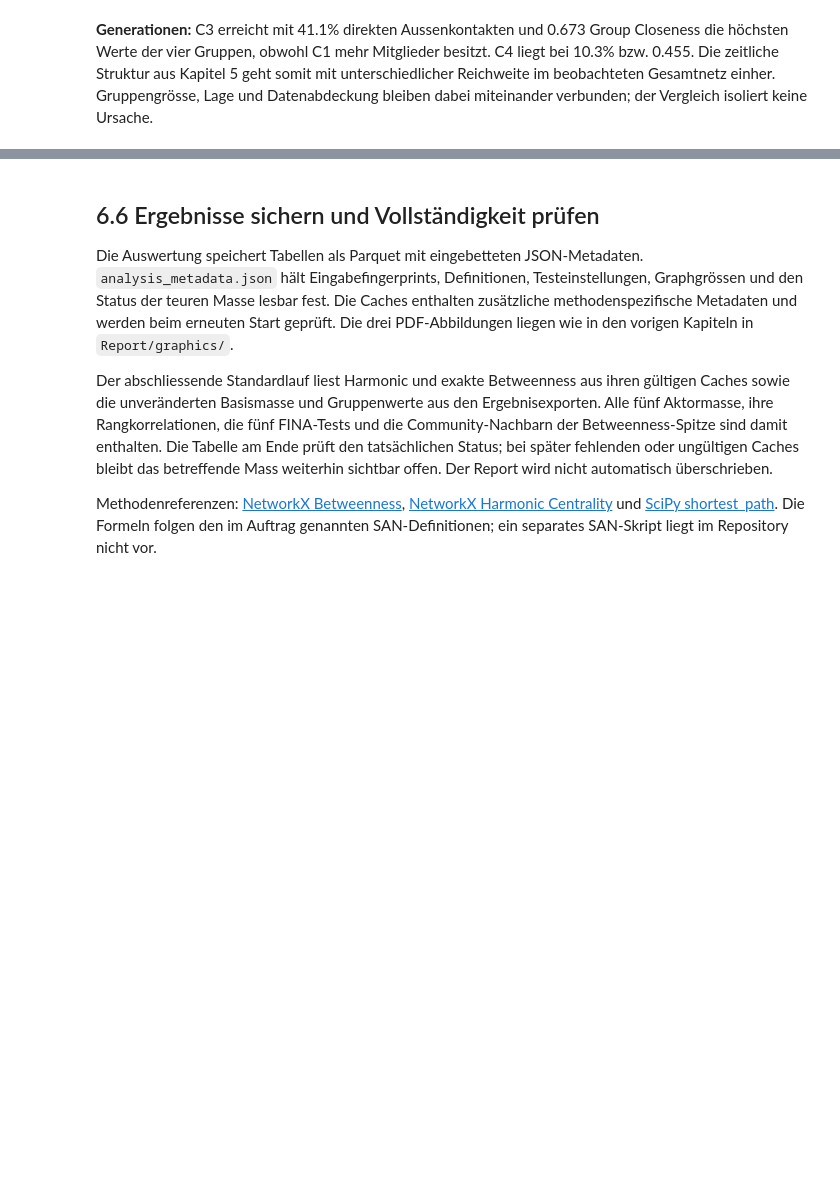
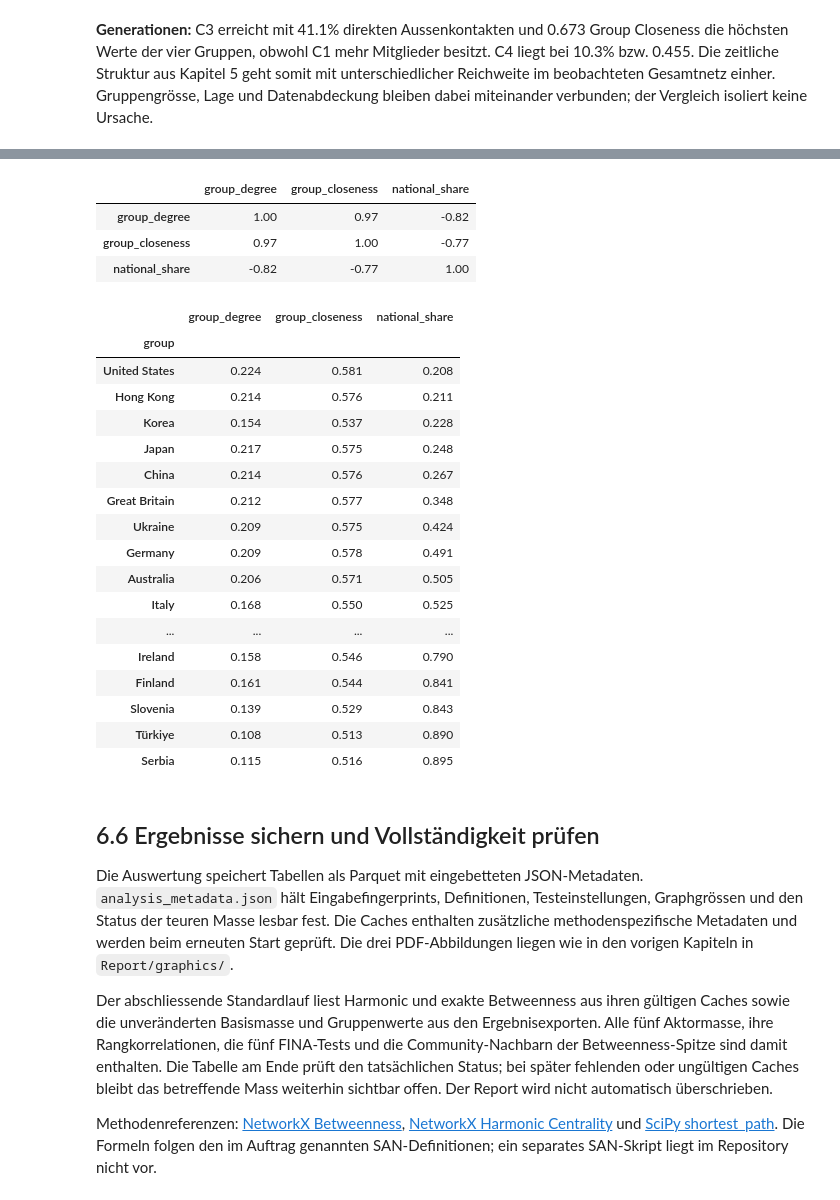
Before and after one commit to damiansze/Athletes-Network, a Jupyter notebook: Notebooks/05_zentralitaet.ipynb, the cells around one changed output, grey strips where cells are left out. Cells and saved outputs as stored; diff of their text form; code cells hidden in the pictures; blank space fills up the shorter version.

Commit message:
refactor: Kapitel Wichtigkeit von Knoten überarbeitet

```diff
--- a/Notebooks/05_zentralitaet.ipynb
+++ b/Notebooks/05_zentralitaet.ipynb
@@ -767,3 +831,40 @@ if len(generation_groups):
+# %%
+nations_graph = nx.read_gexf(NETWORK_DIR / 'nations.gexf')
+internal = pd.Series(nx.get_node_attributes(nations_graph, 'internal_weight')).astype(float)
+external = pd.Series(dict(nations_graph.degree(weight='weight'))).astype(float)
+# Wie in Kapitel 4: Eine Kante zwischen Landsleuten zählt für beide Athleten.
+national_share = 2 * internal / (2 * internal + external)
+
+nation_comparison = groups[groups['type'].eq('Profilnation')][['group_degree', 'group_closeness']].assign(
+    national_share=national_share
+)
+assert nation_comparison['national_share'].notna().all()
+rho_share = nation_comparison.corr(method='spearman')
+display(rho_share.round(2))
+display(nation_comparison.sort_values('national_share').round(3))
+# %% [output]
+|  | group_degree | group_closeness | national_share |
+| group_degree | 1.00 | 0.97 | -0.82 |
+| group_closeness | 0.97 | 1.00 | -0.77 |
+| national_share | -0.82 | -0.77 | 1.00 |
+|  | group_degree | group_closeness | national_share |
+| group |  |  |  |
+| United States | 0.224 | 0.581 | 0.208 |
+| Hong Kong | 0.214 | 0.576 | 0.211 |
+| Korea | 0.154 | 0.537 | 0.228 |
+| Japan | 0.217 | 0.575 | 0.248 |
+| China | 0.214 | 0.576 | 0.267 |
+| Great Britain | 0.212 | 0.577 | 0.348 |
+| Ukraine | 0.209 | 0.575 | 0.424 |
+| Germany | 0.209 | 0.578 | 0.491 |
+| Australia | 0.206 | 0.571 | 0.505 |
+| Italy | 0.168 | 0.550 | 0.525 |
+| ... | ... | ... | ... |
+| Ireland | 0.158 | 0.546 | 0.790 |
+| Finland | 0.161 | 0.544 | 0.841 |
+| Slovenia | 0.139 | 0.529 | 0.843 |
+| Türkiye | 0.108 | 0.513 | 0.890 |
+| Serbia | 0.115 | 0.516 | 0.895 |
 # %% [markdown]
 ## 6.6 Ergebnisse sichern und Vollständigkeit prüfen
 
```
Also changed, not shown: parts of 5 cells of this notebook, 5 other files.
